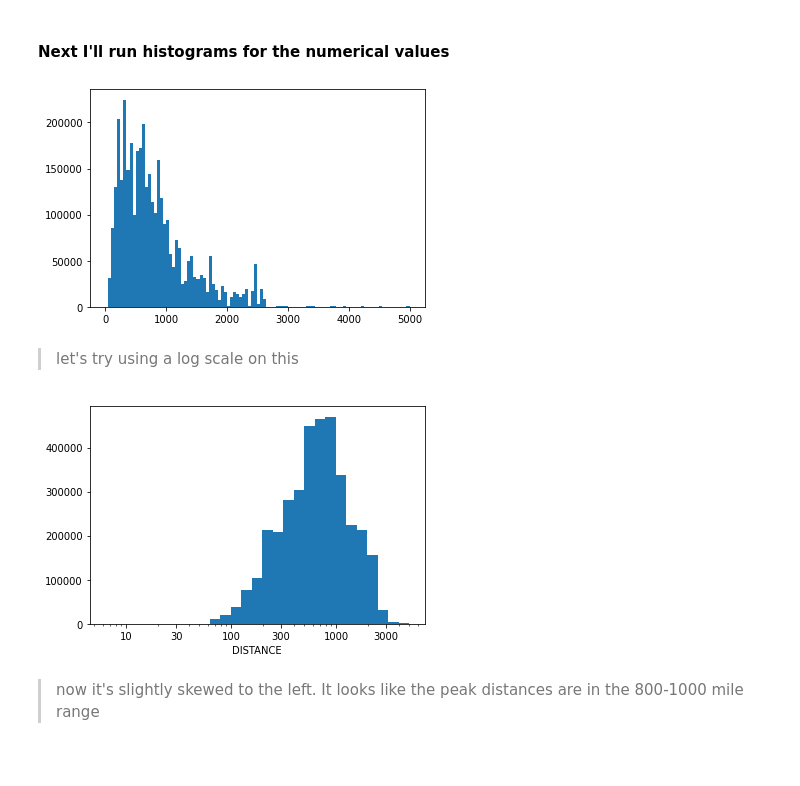
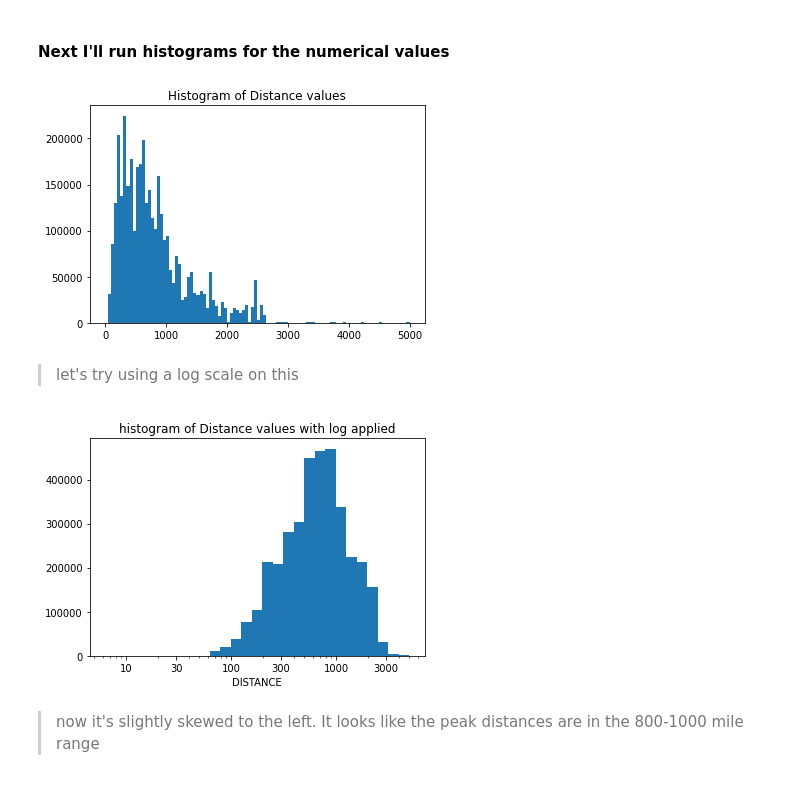
Before and after one commit to jpowellsdak/communicate_data_findings, a Jupyter notebook: exploration_template.ipynb, the cells around one changed output. Drawn from its saved outputs; the diff is of its cells as text; code cells hidden in the pictures.

```diff
--- a/exploration_template.ipynb
+++ b/exploration_template.ipynb
@@ -472,8 +485,9 @@ sb.catplot(x="CANCEL_REASON", kind="count", data=subset_top10_or_df, col='YEAR',
 # %%
 bin_edges = np.arange(0, subset_top10_or_df['DISTANCE'].max()+50, 50)
 plt.hist(data = subset_top10_or_df, x = 'DISTANCE', bins = bin_edges);
+plt.title('Histogram of Distance values');
 # %% [output]
-[figure, old version]
+[figure, new version]
 # %% [markdown]
 > let's try using a log scale on this
 # %%
@@ -483,8 +497,9 @@ plt.xscale('log')
 tick_locs = [10, 30, 100, 300, 1000, 3000]
 plt.xticks(tick_locs, tick_locs);
 plt.xlabel('DISTANCE');
+plt.title('histogram of Distance values with log applied');
 # %% [output]
-[figure, old version]
+[figure, new version]
 # %% [markdown]
 > now it's slightly skewed to the left.  It looks like the peak distances are in the 800-1000 mile range
 # %%
```
Also changed, not shown: parts of 20 cells of this notebook, 4 other files.
